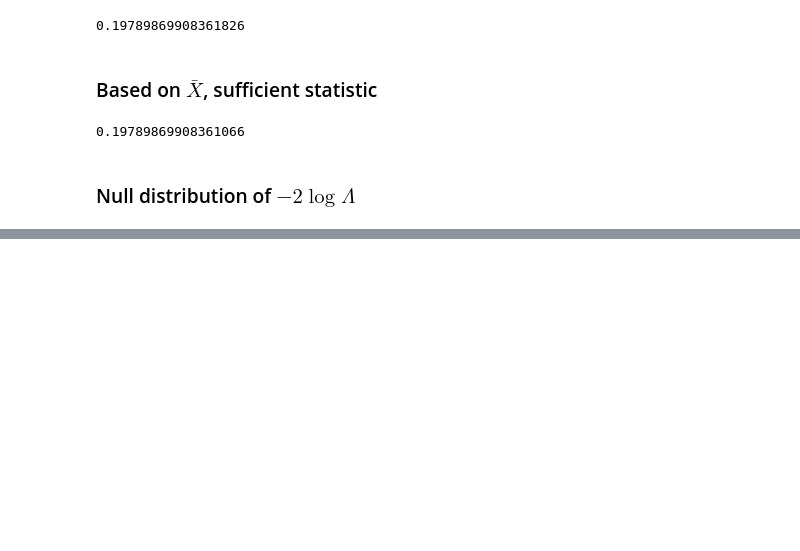
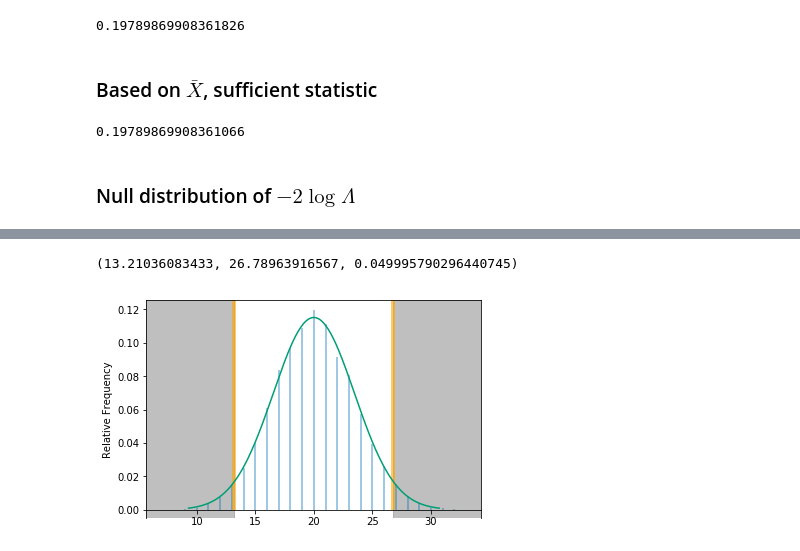
Before and after one commit to kevindavisross/stat427, a Jupyter notebook: Notebook06-LRT.ipynb, the cells around one changed output, grey strips where cells are left out. Cells and saved outputs as stored; diff of their text form; code cells hidden in the pictures; blank space fills up the shorter version.

```diff
--- a/Notebook06-LRT.ipynb
+++ b/Notebook06-LRT.ipynb
@@ -386,0 +417,19 @@ ChiSquare(1).quantile(1 - 0.05)
+# %%
+mu0 = n * theta0
+sigma0 = sqrt(n * theta0 * (1 - theta0))
+
+c1 = mu0 - 1.96 * sigma0
+c2 = mu0 + 1.96 * sigma0
+size = Normal(mu0, sigma0).cdf(c1) + 1 - Normal(mu0, sigma0).cdf(c2)
+
+RV(Binomial(n, theta0)).sim(10000).plot()
+Normal(mu0, sigma0).plot()
+
+plt.vlines(c1, 0, 1, color = 'orange', alpha=.6, linewidth=4)
+plt.axvspan(0, c1, alpha = 0.5, color = 'gray');
+plt.vlines(c2, 0, 1, color = 'orange', alpha=.6, linewidth=4)
+plt.axvspan(c2, n, alpha = 0.5, color = 'gray');
+c1, c2, size
+# %% [output]
+(13.21036083433, 26.78963916567, 0.049995790296440745)
+[figure, added]
```
Also changed, not shown: parts of 12 cells of this notebook.
